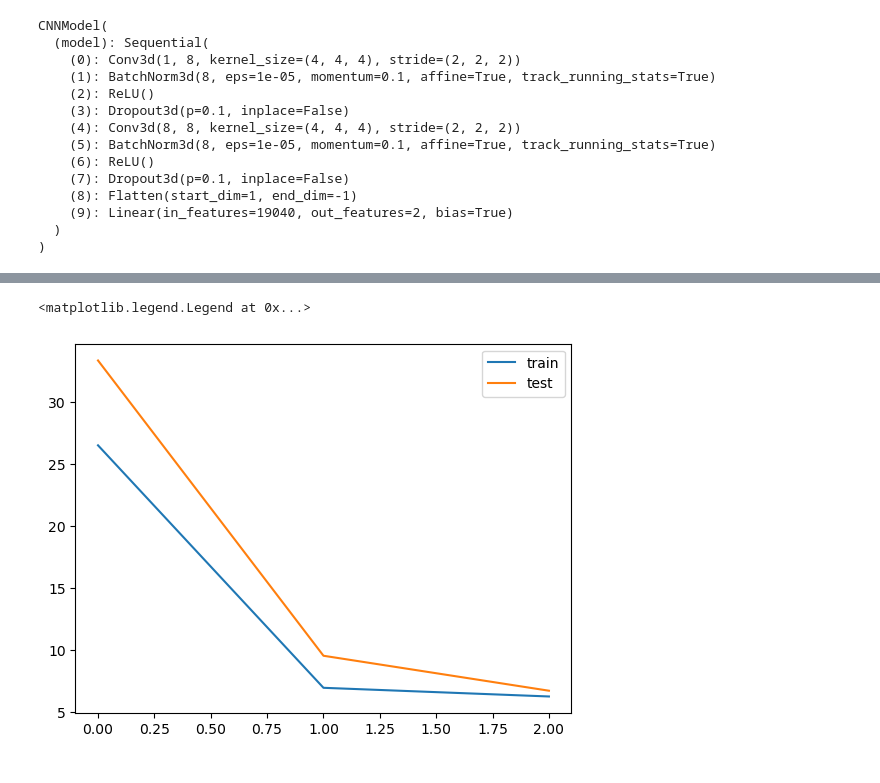
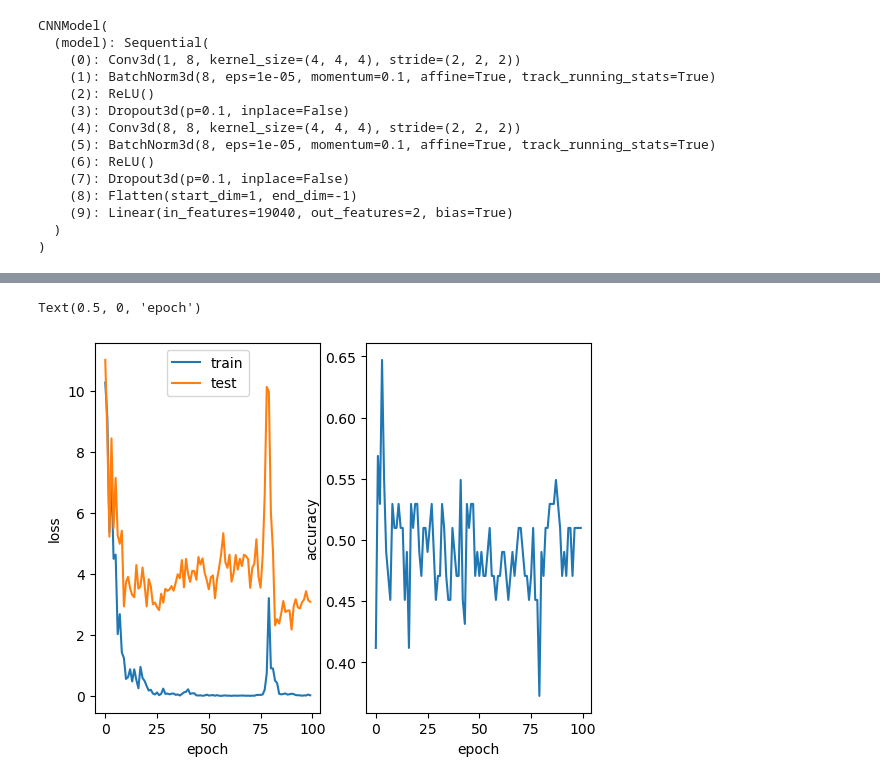
Before and after one commit to poldrack/AI_in_CogNeuro, a Jupyter notebook: notebooks/prediction.ipynb, the cells around one changed output, grey strips where cells are left out. Saved outputs shown, nothing was run; the diff lists cells and outputs as text; code cells hidden in the pictures.

```diff
--- a/notebooks/prediction.ipynb
+++ b/notebooks/prediction.ipynb
@@ -213,0 +353,20 @@ Text(0, 0.5, 'accuracy')
+# %%
+accs = []
+
+for task in ['stopsignal', 'scap', 'bart']:
+    taskdir = basedir / 'combined' / task
+    copefiles = list(taskdir.glob('cope*.nii.gz'))
+    for contrast in contrast_dict[task].keys():
+        try:
+            data, metadata_df = get_data(basedir, task, contrast, pheno_var,
+                                        patientgroups = ['SCHZ', 'BIPOLAR'])
+            acc, _ = run_clf_stratified(data, metadata_df.patient, nsplits = 100)
+            shuffle_acc, _ = run_clf_stratified(data, metadata_df.patient,
+                                            shuffle_y=True, nsplits=1000)
+            pval = np.mean(np.mean(acc) < shuffle_acc)
+            print(f'Patient classification using {task} {contrast}: {np.mean(acc):.3f} (p = {pval:.3f})')
+            accs.append([task, contrast, np.mean(acc),  pval])
+            print('')
+        except Exception as e:
+            print(f'Error on {task} {contrast}: {e}')
+            continue
@@ -376,7 +469,8 @@ def test_loop(dataloader, model, loss_fn):
             pred = model(X)
             loss = loss_fn(pred, y)
             lossvals.append(loss.detach().cpu().item())
-
+            predresp = pred.argmax(1)
+            correct += (predresp == y.argmax(1)).type(torch.float).sum().item()
             #correct += (pred.argmax(1) == y.argmax(1)).type(torch.float).sum().item()
 
     correct /= size
@@ -388,7 +482,7 @@ optimizer = torch.optim.Adam(
         model.parameters(),
         lr=.01
     )
-nepochs = 3
+nepochs = 100
 
 ss = ShuffleSplit(n_splits=1, test_size=.2, random_state=None)
 
@@ -427,7 +503,15 @@ for split_idx, (train_idx, test_idx) in enumerate(ss.split(data)):
-# %%
-plt.plot(train_loss)
-plt.plot(test_loss)
-plt.legend(['train', 'test'])
-# %% [output]
-<matplotlib.legend.Legend at 0x...>
-[figure, removed]
+# %%
+plt.subplot(1, 2, 1)
+plt.plot(train_loss)
+plt.plot(test_loss)
+plt.legend(['train', 'test'])
+plt.ylabel('loss')
+plt.xlabel('epoch')
+
+plt.subplot(1, 2, 2)
+plt.plot(test_correct)
+plt.ylabel('accuracy')
+plt.xlabel('epoch')
+# %% [output]
+Text(0.5, 0, 'epoch')
+[figure, added]
```
Also changed, not shown: parts of 21 cells of this notebook.
